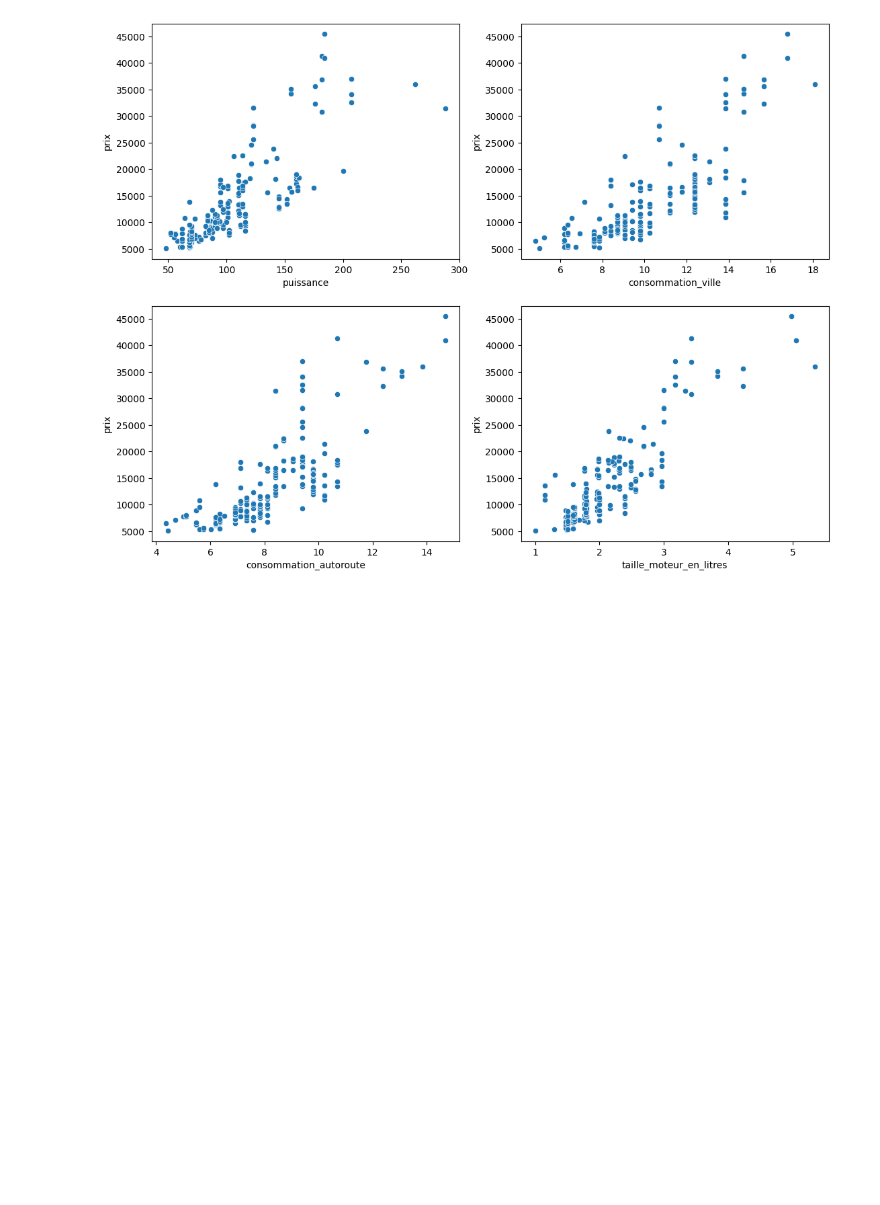
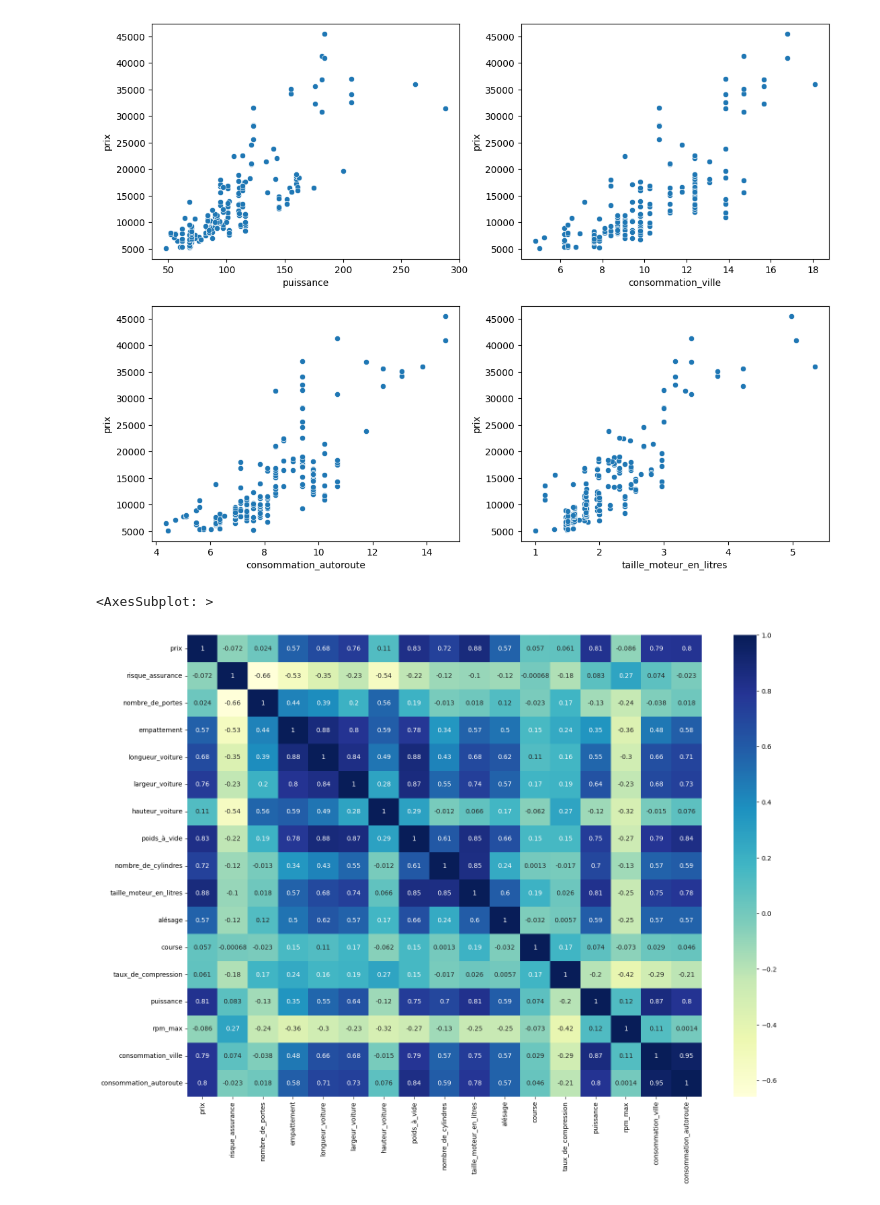
Before and after one commit to impejonathan/ml_voiture_estimation, a Jupyter notebook: ml_voiture/analyse_netoyage_ model/analyse_2.ipynb, the cells around one changed output. Cells and saved outputs as stored; diff of their text form; code cells hidden in the pictures; blank space fills up the shorter version.

```diff
--- a/ml_voiture/analyse_netoyage_ model/analyse_2.ipynb
+++ b/ml_voiture/analyse_netoyage_ model/analyse_2.ipynb
@@ -114,3 +115,10 @@ sns.scatterplot(data=df, x='taille_moteur_en_litres', y='prix', ax=ax4)
 plt.show()
 # %% [output]
 [figure]
+# %%
+corr_matrix = df.corr(numeric_only=True)
+fig, ax = plt.subplots(figsize=(18, 13))
+sns.heatmap(corr_matrix, annot=True, cmap="YlGnBu")
+# %% [output]
+<AxesSubplot: >
+[figure, added]
```
Also changed, not shown: parts of 1 cell of this notebook, 3 other files.
